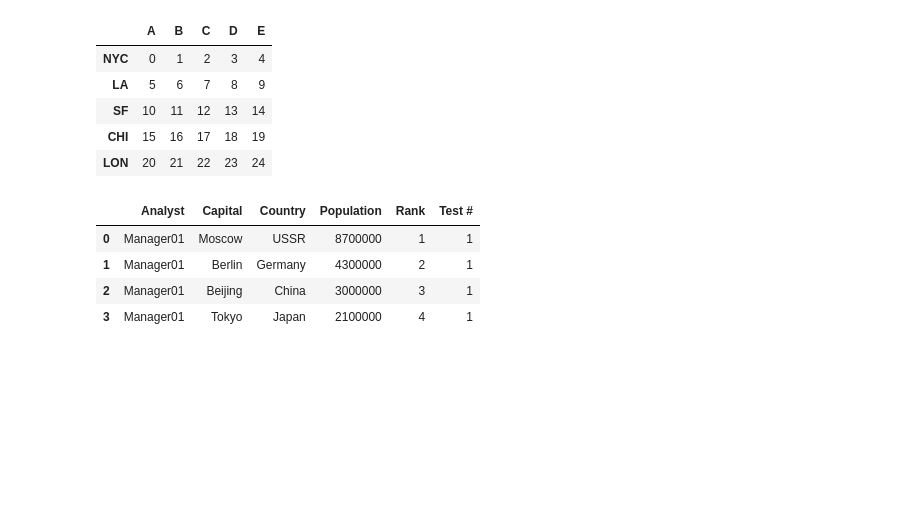
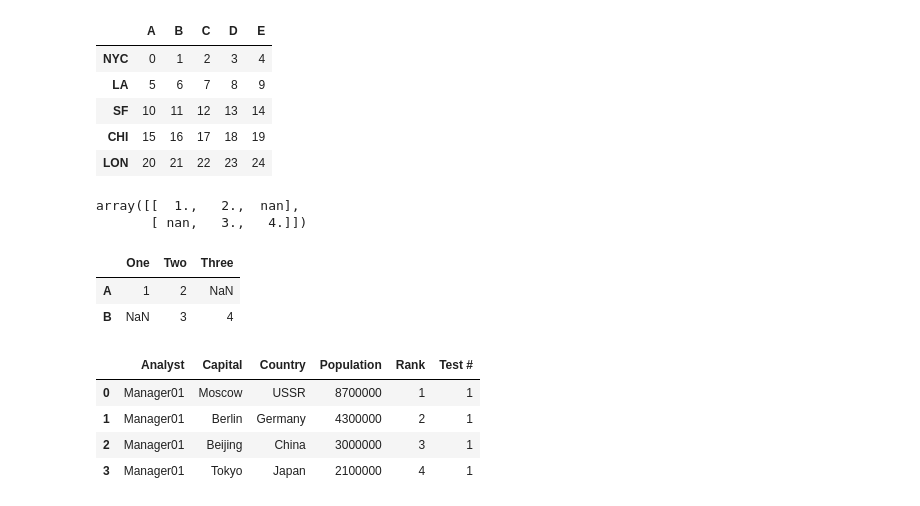
Before and after one commit to edwardsjas/Udemy, a Jupyter notebook: Python_Notes/JE Notes 04 - DataFrames.ipynb, the cells around one changed output. Drawn from its saved outputs; the diff is of its cells as text; code cells hidden in the pictures; blank space fills up the shorter version.

```diff
--- a/Python_Notes/JE Notes 04 - DataFrames.ipynb
+++ b/Python_Notes/JE Notes 04 - DataFrames.ipynb
@@ -77,6 +77,27 @@ dframe4
 | SF | 10 | 11 | 12 | 13 | 14 |
 | CHI | 15 | 16 | 17 | 18 | 19 |
 | LON | 20 | 21 | 22 | 23 | 24 |
+# %%
+# Create a dataframe from an array
+arr0001 = np.array([[1,2,np.nan],
+                    [np.nan,3,4]])
+# Show
+arr0001
+# %% [output]
+array([[  1.,   2.,  nan],
+       [ nan,   3.,   4.]])
+# %%
+# Create data frame
+# Pass the matrix arr just created
+# Show data frame
+dframe0001 = DataFrame(arr0001,
+                    index=['A','B'],
+                    columns=['One','Two','Three'])
+dframe0001
+# %% [output]
+|  | One | Two | Three |
+| A | 1 | 2 | NaN |
+| B | NaN | 3 | 4 |
 # %%
 # Creating a DataFrame by passing a dict of objects that can be converted to series-like.
 dframe01 = pd.DataFrame({'Test #' : 1,
```
Also changed, not shown: parts of 2 cells of this notebook, 1 other file.
